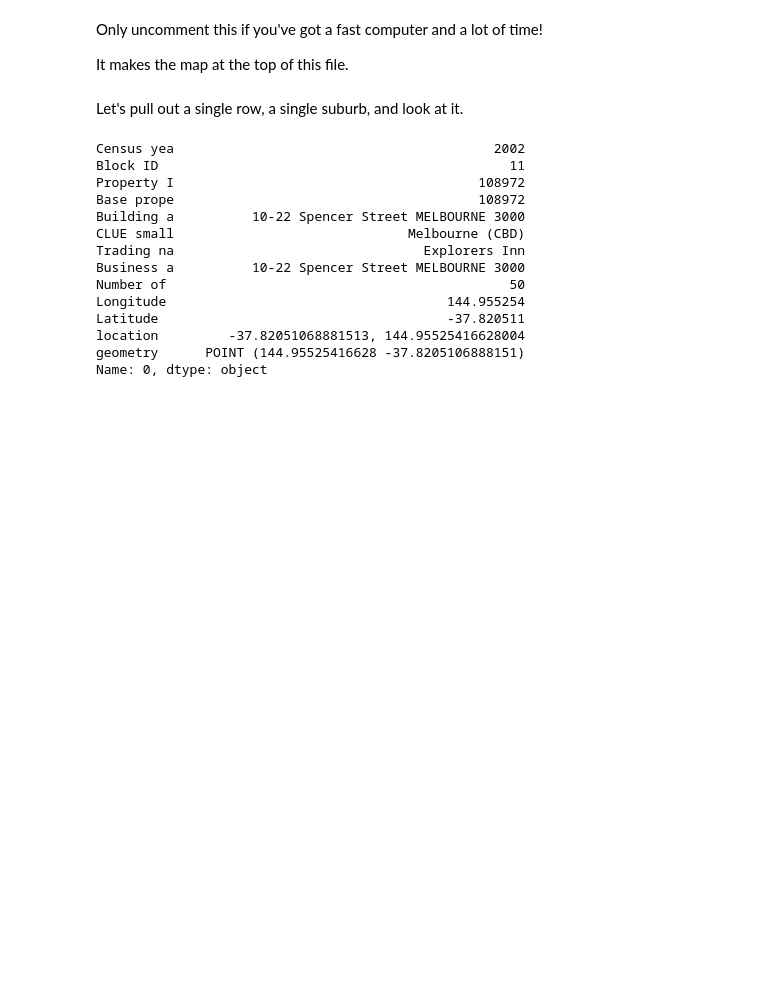
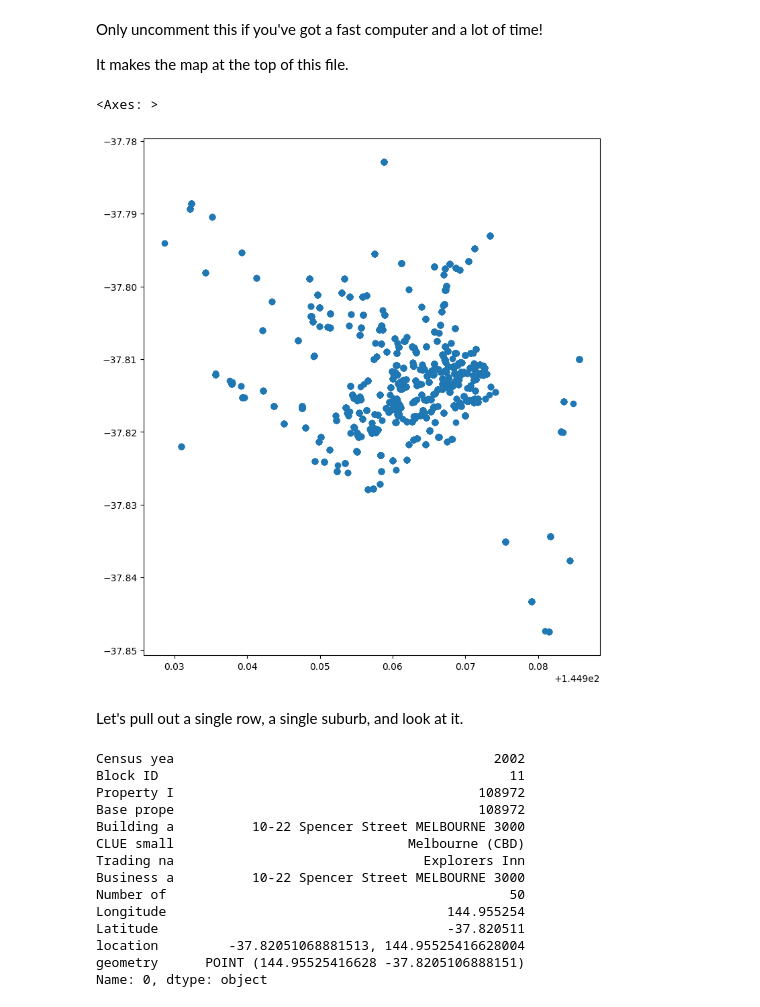
Before and after one commit to 79Stellaa/star_data, a Jupyter notebook: my map copy.ipynb, the cells around one changed output. Cells and saved outputs as stored; diff of their text form; code cells hidden in the pictures; blank space fills up the shorter version.

```diff
--- a/my map copy.ipynb
+++ b/my map copy.ipynb
@@ -102,7 +102,10 @@ Only uncomment this if you've got a fast computer and a lot of time!
 
 It makes the map at the top of this file.
 # %%
-# burbs.geometry.plot()
+burbs.geometry.plot()
+# %% [output]
+<Axes: >
+[figure, added]
 # %% [markdown]
 Let's pull out a single row, a single suburb, and look at it.
 # %%
```
Also changed, not shown: parts of 1 cell of this notebook, 3 other files.
